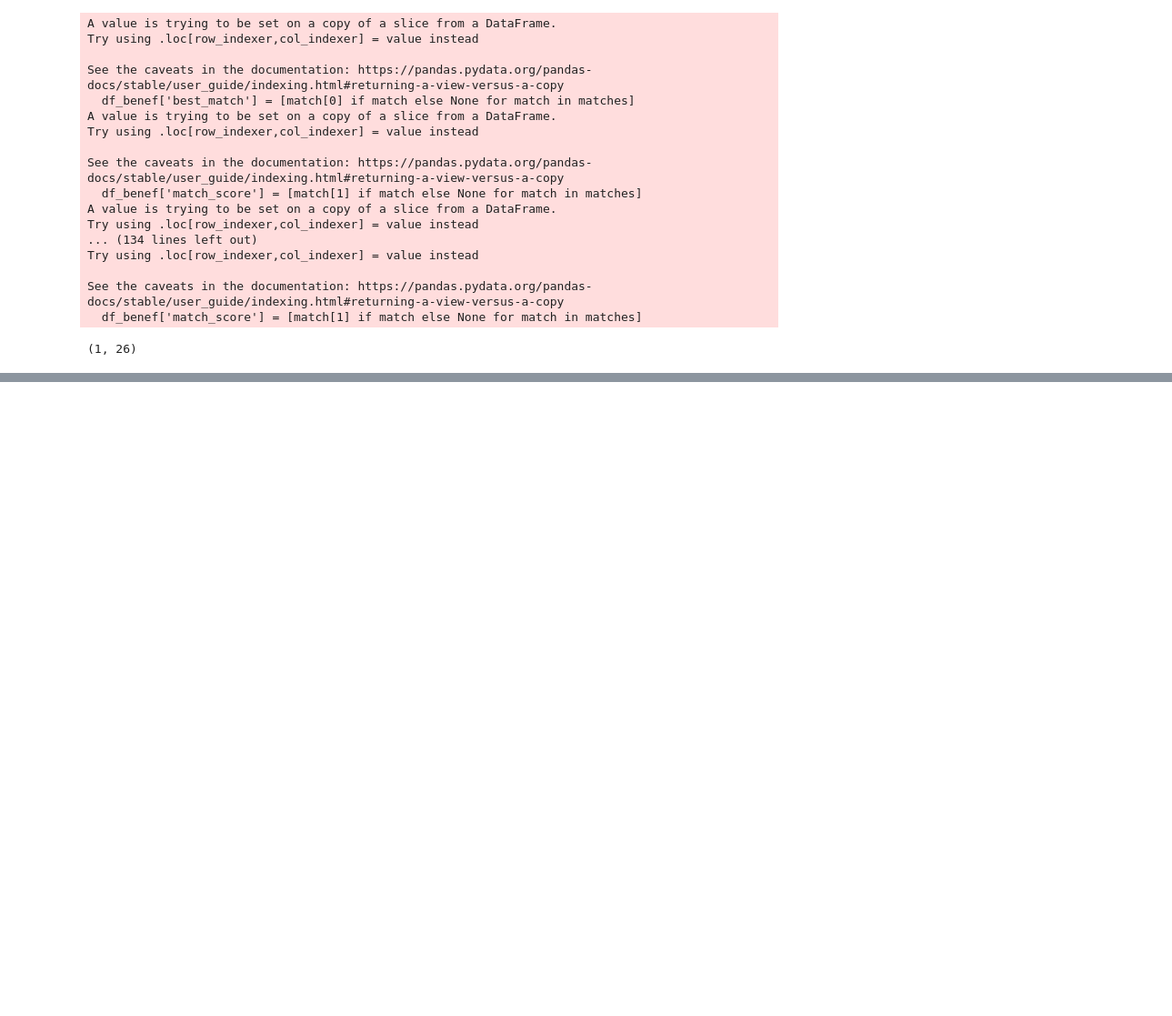
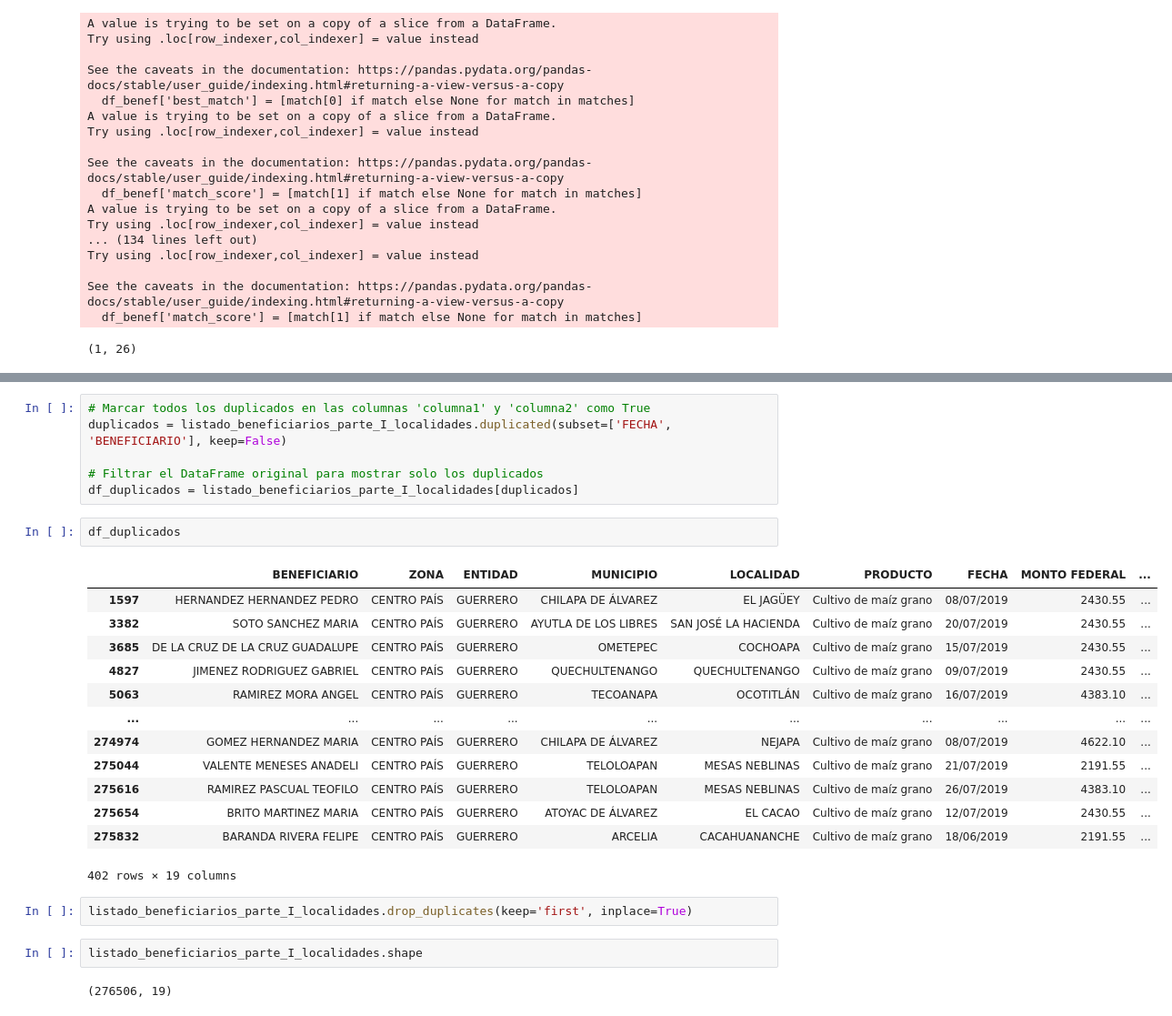
Before and after one commit to DGRIA/SESNA-Fertilizantes, a Jupyter notebook: src/Notebooks/2.3.1 Benef2019_Cleaning_and_merged.ipynb, the cells around one changed output, grey strips where cells are left out. Shown at 91% size. Cells and saved outputs as stored; diff of their text form; blank space fills up the shorter version.

```diff
--- a/src/Notebooks/2.3.1 Benef2019_Cleaning_and_merged.ipynb
+++ b/src/Notebooks/2.3.1 Benef2019_Cleaning_and_merged.ipynb
@@ -498,0 +639,28 @@ diccionario_LOC_19_simple.to_csv('../../data/productores_beneficiarios 2019-2022
+# %%
+# Marcar todos los duplicados en las columnas 'columna1' y 'columna2' como True
+duplicados = listado_beneficiarios_parte_I_localidades.duplicated(subset=['FECHA', 'BENEFICIARIO'], keep=False)
+
+# Filtrar el DataFrame original para mostrar solo los duplicados
+df_duplicados = listado_beneficiarios_parte_I_localidades[duplicados]
+# %%
+df_duplicados
+# %% [output]
+|  | BENEFICIARIO | ZONA | ENTIDAD | MUNICIPIO | LOCALIDAD | PRODUCTO | FECHA | MONTO FEDERAL | ... |
+| 1597 | HERNANDEZ HERNANDEZ PEDRO | CENTRO PAÍS | GUERRERO | CHILAPA DE ÁLVAREZ | EL JAGÜEY | Cultivo de maíz grano | 08/07/2019 | 2430.55 | ... |
+| 3382 | SOTO SANCHEZ MARIA | CENTRO PAÍS | GUERRERO | AYUTLA DE LOS LIBRES | SAN JOSÉ LA HACIENDA | Cultivo de maíz grano | 20/07/2019 | 2430.55 | ... |
+| 3685 | DE LA CRUZ DE LA CRUZ GUADALUPE | CENTRO PAÍS | GUERRERO | OMETEPEC | COCHOAPA | Cultivo de maíz grano | 15/07/2019 | 2430.55 | ... |
+| 4827 | JIMENEZ RODRIGUEZ GABRIEL | CENTRO PAÍS | GUERRERO | QUECHULTENANGO | QUECHULTENANGO | Cultivo de maíz grano | 09/07/2019 | 2430.55 | ... |
+| 5063 | RAMIREZ MORA ANGEL | CENTRO PAÍS | GUERRERO | TECOANAPA | OCOTITLÁN | Cultivo de maíz grano | 16/07/2019 | 4383.10 | ... |
+| ... | ... | ... | ... | ... | ... | ... | ... | ... | ... |
+| 274974 | GOMEZ HERNANDEZ MARIA | CENTRO PAÍS | GUERRERO | CHILAPA DE ÁLVAREZ | NEJAPA | Cultivo de maíz grano | 08/07/2019 | 4622.10 | ... |
+| 275044 | VALENTE MENESES ANADELI | CENTRO PAÍS | GUERRERO | TELOLOAPAN | MESAS NEBLINAS | Cultivo de maíz grano | 21/07/2019 | 2191.55 | ... |
+| 275616 | RAMIREZ PASCUAL TEOFILO | CENTRO PAÍS | GUERRERO | TELOLOAPAN | MESAS NEBLINAS | Cultivo de maíz grano | 26/07/2019 | 4383.10 | ... |
+| 275654 | BRITO MARTINEZ MARIA | CENTRO PAÍS | GUERRERO | ATOYAC DE ÁLVAREZ | EL CACAO | Cultivo de maíz grano | 12/07/2019 | 2430.55 | ... |
+| 275832 | BARANDA RIVERA FELIPE | CENTRO PAÍS | GUERRERO | ARCELIA | CACAHUANANCHE | Cultivo de maíz grano | 18/06/2019 | 2191.55 | ... |
+402 rows × 19 columns
+# %%
+listado_beneficiarios_parte_I_localidades.drop_duplicates(keep='first', inplace=True)
+# %%
+listado_beneficiarios_parte_I_localidades.shape
+# %% [output]
+(276506, 19)
```
Also changed, not shown: parts of 43 cells of this notebook, 19 other files.
